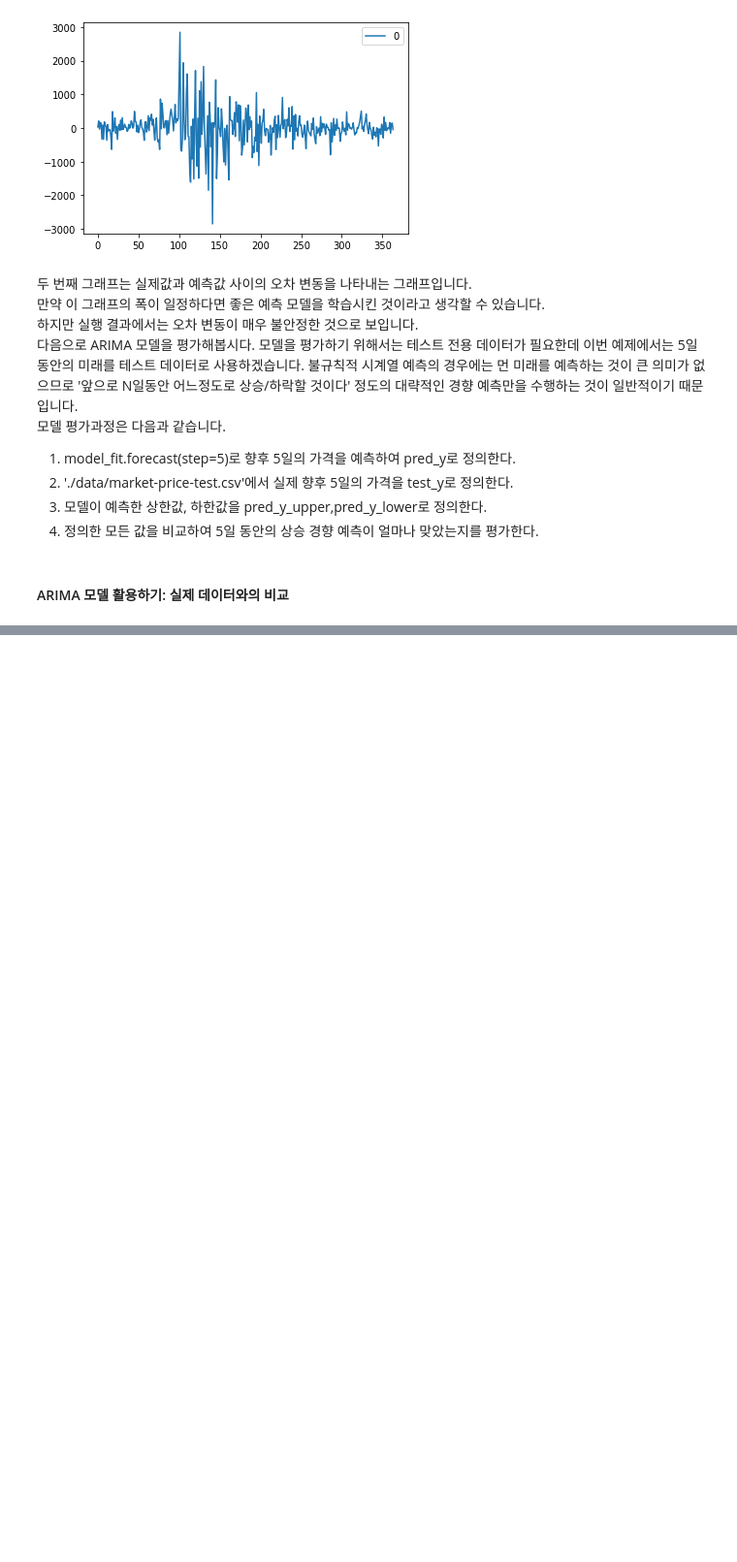
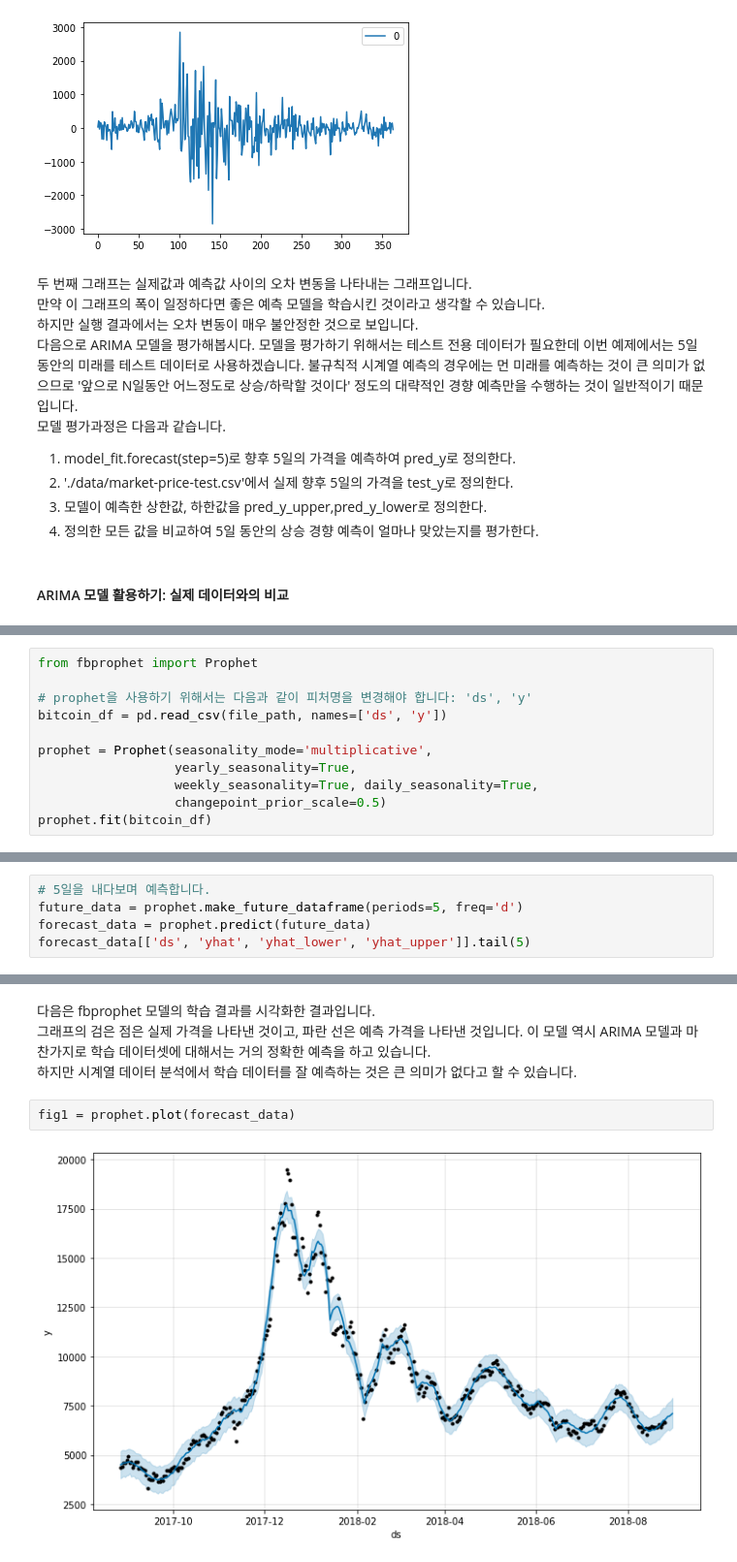
Before and after one commit to wntkdl94/python_data_analysis_study, a Jupyter notebook: bitcoin.ipynb, the cells around one changed output, grey strips where cells are left out. Shown at 97% size. Cells and saved outputs as stored; diff of their text form; blank space fills up the shorter version.

Commit message:
bitcoin

```diff
--- a/bitcoin.ipynb
+++ b/bitcoin.ipynb
@@ -194,0 +253,11 @@ for lower_upper in forecast_data
+# %%
+from fbprophet import Prophet
+
+# prophet을 사용하기 위해서는 다음과 같이 피처명을 변경해야 합니다: 'ds', 'y'
+bitcoin_df = pd.read_csv(file_path, names=['ds', 'y'])
+
+prophet = Prophet(seasonality_mode='multiplicative',
+                  yearly_seasonality=True,
+                  weekly_seasonality=True, daily_seasonality=True,
+                  changepoint_prior_scale=0.5)
+prophet.fit(bitcoin_df)
@@ -194,0 +269,5 @@ for lower_upper in forecast_data
+# %%
+# 5일을 내다보며 예측합니다.
+future_data = prophet.make_future_dataframe(periods=5, freq='d')
+forecast_data = prophet.predict(future_data)
+forecast_data[['ds', 'yhat', 'yhat_lower', 'yhat_upper']].tail(5)
@@ -194,0 +281,8 @@ for lower_upper in forecast_data
+# %% [markdown]
+다음은 fbprophet 모델의 학습 결과를 시각화한 결과입니다.
+그래프의 검은 점은 실제 가격을 나타낸 것이고, 파란 선은 예측 가격을 나타낸 것입니다. 이 모델 역시 ARIMA 모델과 마찬가지로 학습 데이터셋에 대해서는 거의 정확한 예측을 하고 있습니다.
+하지만 시계열 데이터 분석에서 학습 데이터를 잘 예측하는 것은 큰 의미가 없다고 할 수 있습니다.
+# %%
+fig1 = prophet.plot(forecast_data)
+# %% [output]
+[figure, added]
```
Also changed, not shown: parts of 21 cells of this notebook.
